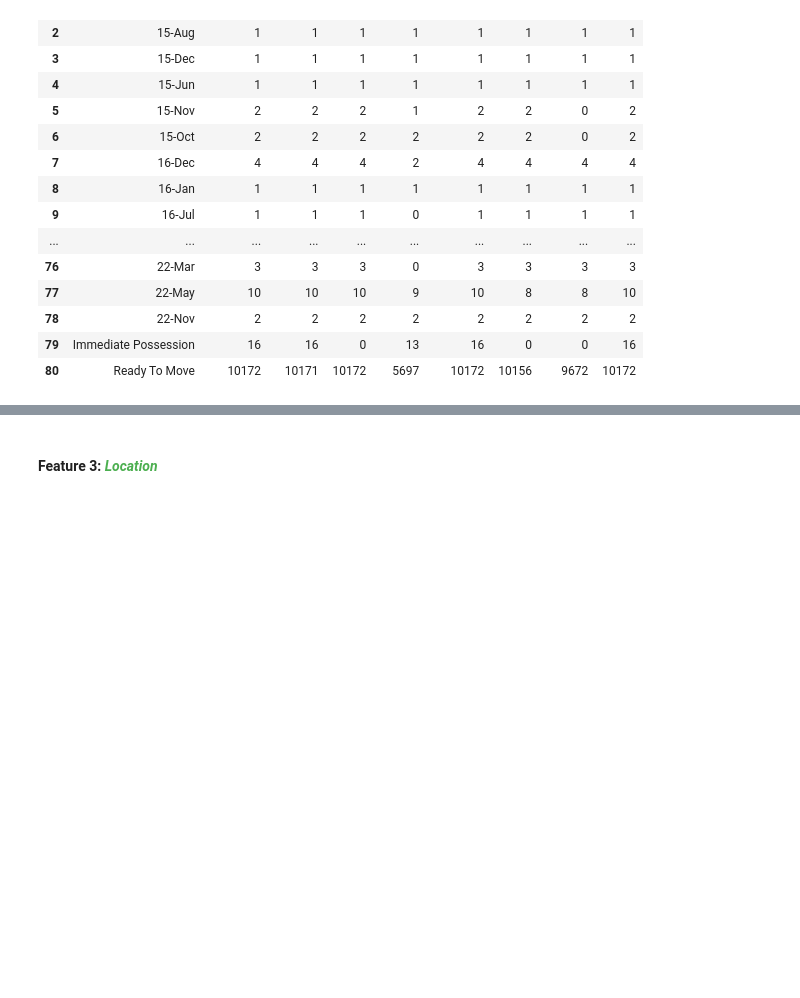
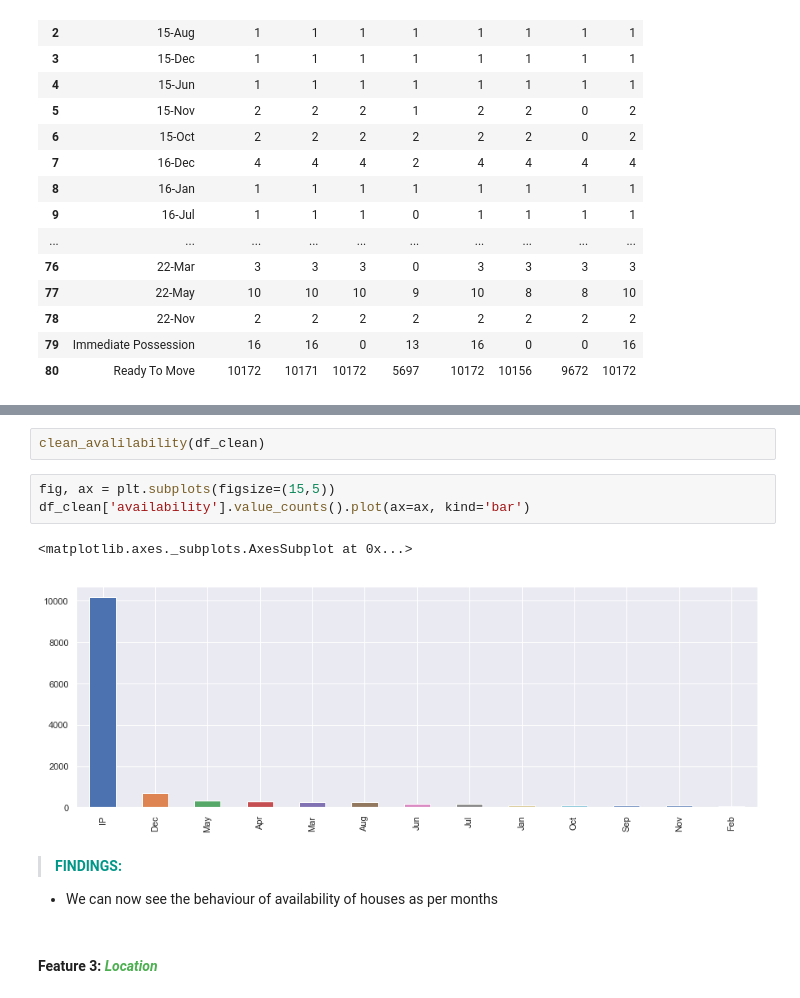
Before and after one commit to harshrpg/MachineHack, a Jupyter notebook: House Prices in Bengaluru/Predicting House Prices - Harsh.ipynb, the cells around one changed output, grey strips where cells are left out. Saved outputs shown, nothing was run; the diff lists cells and outputs as text; blank space fills up the shorter version.

Commit message:
Cleaning all features and begining data understanding

```diff
--- a/House Prices in Bengaluru/Predicting House Prices - Harsh.ipynb
+++ b/House Prices in Bengaluru/Predicting House Prices - Harsh.ipynb
@@ -382,3 +393,14 @@ df_clean['availability'].value_counts().plot(ax=ax, kind='bar')
+# %%
+clean_avalilability(df_clean)
+# %%
+fig, ax = plt.subplots(figsize=(15,5))
+df_clean['availability'].value_counts().plot(ax=ax, kind='bar')
+# %% [output]
+<matplotlib.axes._subplots.AxesSubplot at 0x...>
+[figure, added]
+# %% [markdown]
+>**<font color="#009688">FINDINGS: </font>**
+* We can now see the behaviour of availability of houses as per months
 # %% [markdown]
 #### Feature 3:  *<font color="#4CAF50">Location</font>*
 # %%
```
Also changed, not shown: parts of 53 cells of this notebook, 2 other files.
